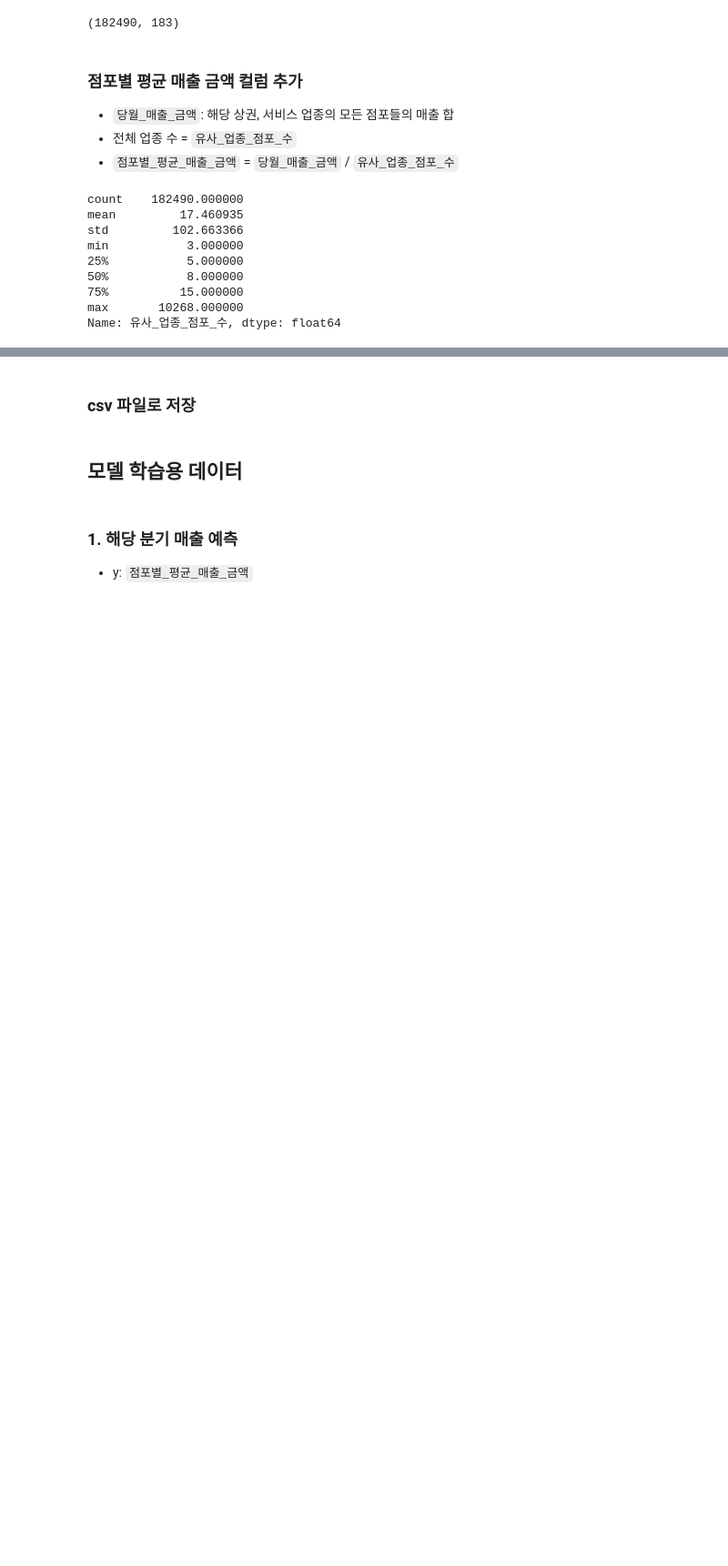
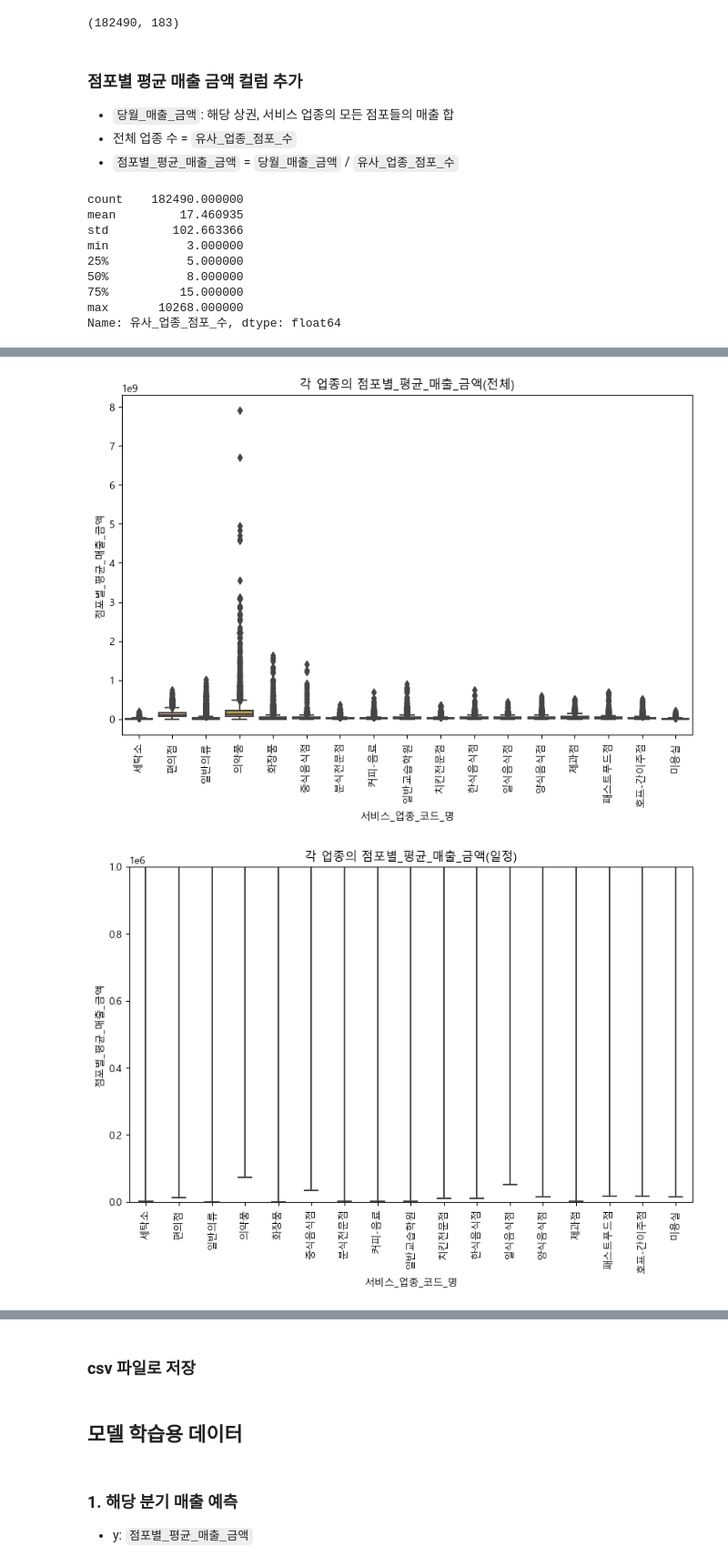
Before and after one commit to KT-AIvle-4th-Big-Project-Team2/SAI, a Jupyter notebook: Modeling/data cleansing_상권.ipynb, the cells around one changed output, grey strips where cells are left out. Shown: that part at 91% size. Saved outputs shown, nothing was run; the diff lists cells and outputs as text; code cells hidden in the pictures; blank space fills up the shorter version.

```diff
--- a/Modeling/data cleansing_상권.ipynb
+++ b/Modeling/data cleansing_상권.ipynb
@@ -986,0 +1016,26 @@ Name: 점포별_평균_매출_금액, dtype: float64
+# %%
+## 각 업종별 평균 매출 추이 파악 - 세탁소 에러 확인(제거), 100만원 이하 건수 삭제 시행
+plt.figure(figsize=(10, 6))
+plt.title('각 업종의 점포별_평균_매출_금액(전체)')
+sns.boxplot(data=service_data, x='서비스_업종_코드_명', y='점포별_평균_매출_금액')
+plt.xticks(rotation=90)
+plt.show()
+
+
+plt.figure(figsize=(10, 6))
+plt.title('각 업종의 점포별_평균_매출_금액(일정)')
+sns.boxplot(data=service_data, x='서비스_업종_코드_명', y='점포별_평균_매출_금액')
+plt.ylim(0, 1000000)
+plt.xticks(rotation=90)
+plt.show()
+
+
+plt.figure(figsize=(10, 6))
+plt.title('각 업종의 점포별_평균_매출_금액(일정)')
+sns.kdeplot(data=service_data, x='점포별_평균_매출_금액', hue="서비스_업종_코드_명")
+plt.xlim(0, 1000000000)
+plt.xticks(rotation=90)
+plt.show()
+# %% [output]
+[figure, added]
+[figure, added]
```
Also changed, not shown: parts of 10 cells of this notebook.
